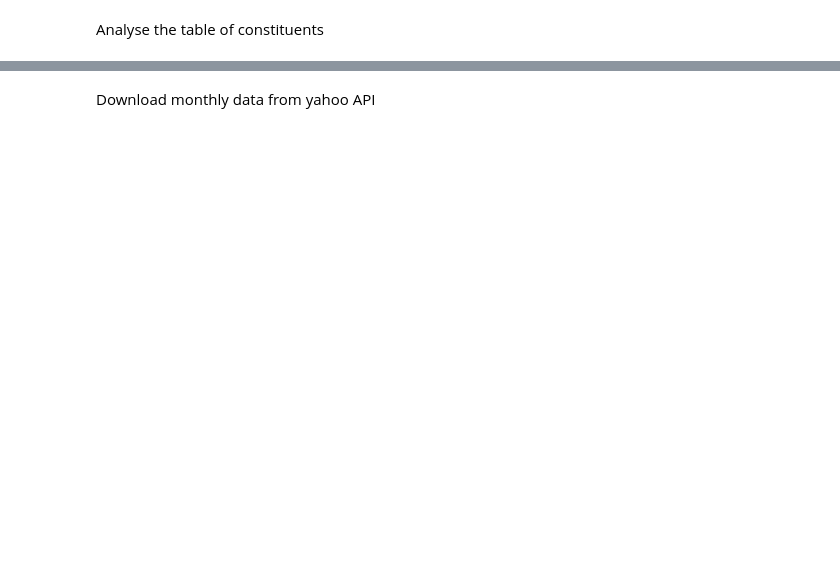
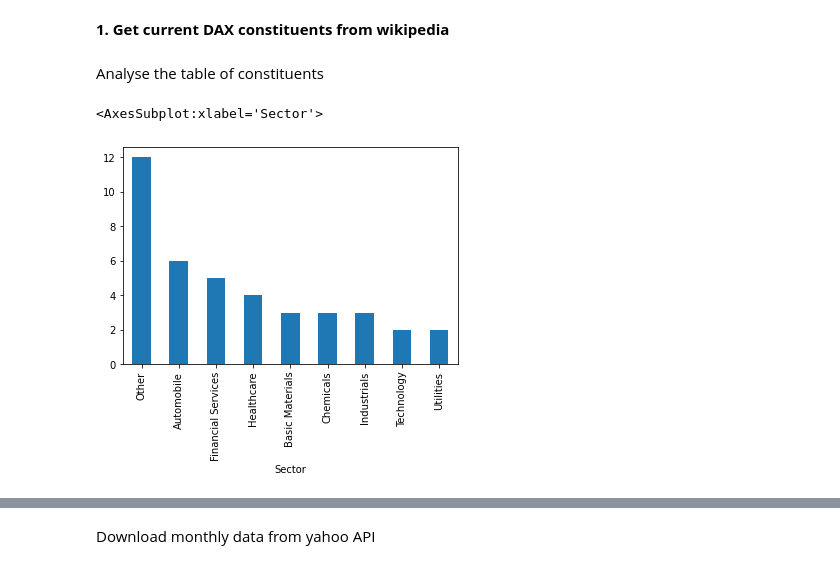
Before and after one commit to matkonar/portfolio-evaluation-and-visualisation, a Jupyter notebook: dax_mvp_project.ipynb, the cells around one changed output, grey strips where cells are left out. Saved outputs shown, nothing was run; the diff lists cells and outputs as text; code cells hidden in the pictures; blank space fills up the shorter version.

```diff
--- a/dax_mvp_project.ipynb
+++ b/dax_mvp_project.ipynb
@@ -13,0 +18,2 @@ import datetime
+# %% [markdown]
+**1. Get current DAX constituents from wikipedia**
@@ -53,6 +84,10 @@ def dax40_latest_constituents():
     except KeyError as e:
         raise Exception((e.args[0]).replace('index', 'column index of table constituents'))
 
+    dax_constituents = replace_by_freq(dax_constituents, 'Sector', 2, 'Other')
+
+    logging.info(f'DAX40 constituents loaded successfully')
+
     return dax_constituents
 # %%
 # #Test
@@ -61,4 +96,7 @@ dax_comp = dax40_latest_constituents()
 # %% [markdown]
 Analyse the table of constituents
 # %%
-# dax_comp.groupby(['Sector'])['Sector'].count().sort_values(ascending=False).plot.bar()
+dax_comp.groupby(['Sector'])['Sector'].count().sort_values(ascending=False).plot.bar()
+# %% [output]
+<AxesSubplot:xlabel='Sector'>
+[figure, added]
```
Also changed, not shown: parts of 26 cells of this notebook, 1 other file.
